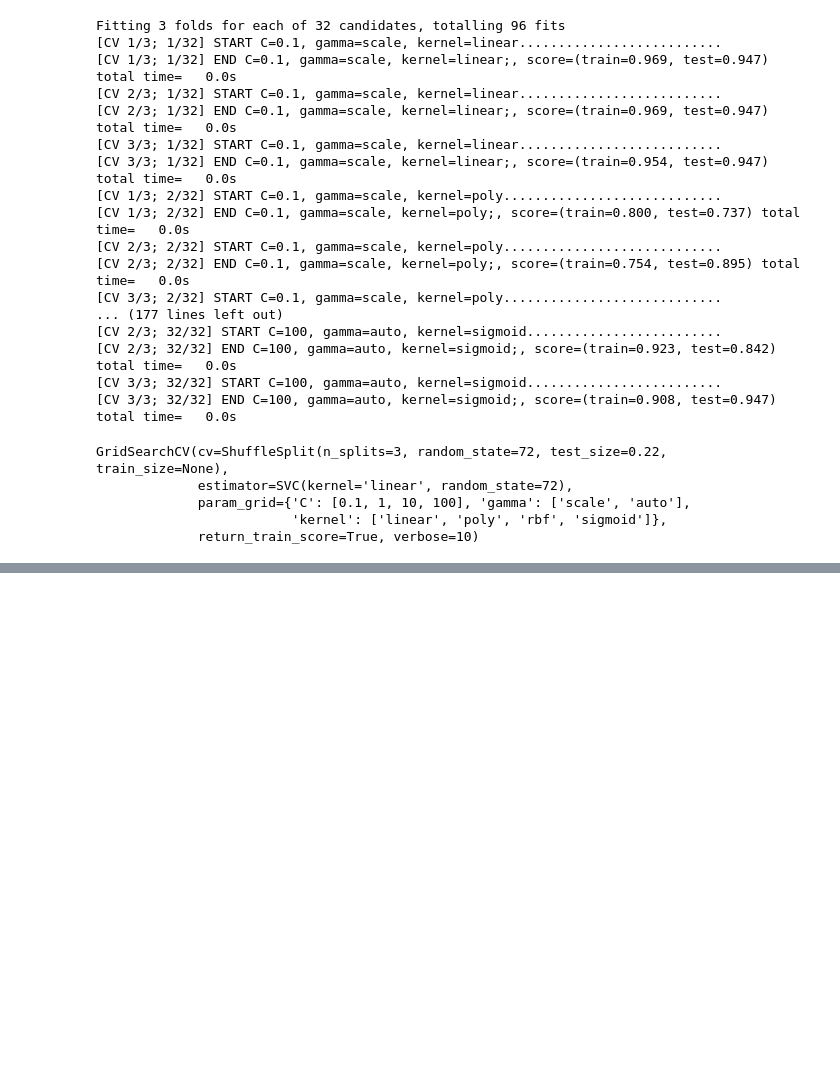
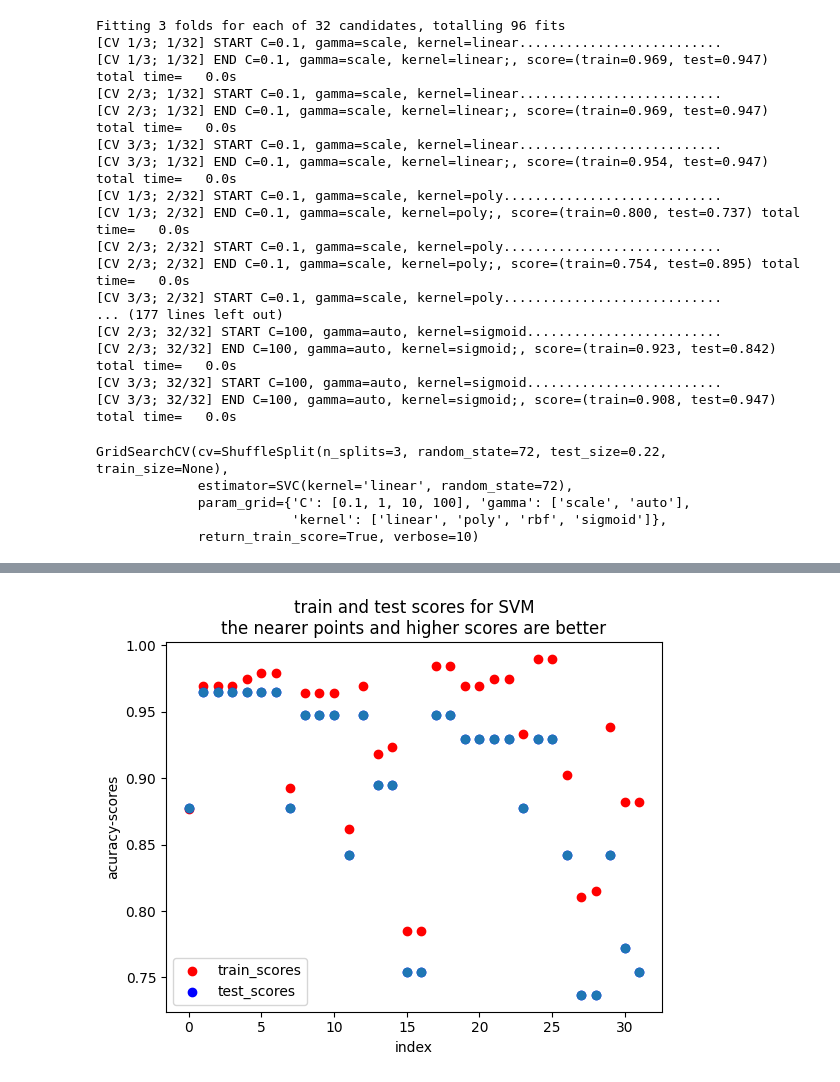
Before and after one commit to Khoshbayani/iris_DS, a Jupyter notebook: iris-matchine-learning.ipynb, the cells around one changed output, grey strips where cells are left out. Saved outputs shown, nothing was run; the diff lists cells and outputs as text; code cells hidden in the pictures; blank space fills up the shorter version.

```diff
--- a/iris-matchine-learning.ipynb
+++ b/iris-matchine-learning.ipynb
@@ -189,0 +201,5 @@ GridSearchCV(cv=ShuffleSplit(n_splits=3, random_state=72, test_size=0.22, train_
+# %%
+svm_test_scores = svm_grid_search.cv_results_['mean_test_score']
+# %%
+diff_scores = abs(svm_train_scores - svm_test_scores)
+index_mean_diff_svm_scores =diff_scores.argmin()
@@ -189,0 +218,9 @@ GridSearchCV(cv=ShuffleSplit(n_splits=3, random_state=72, test_size=0.22, train_
+# %%
+svm_scores = {"train_scores":svm_train_scores,
+                "test_scores":svm_test_scores,
+                "diff_scores":diff_scores,
+                "params":svm_grid_search.cv_results_["params"],
+                }
+# %%
+svm_scores_df = pd.DataFrame(svm_scores).sort_values(by="diff_scores", ascending=True).reset_index(drop=True)
+svm_scores_df
@@ -189,0 +245,11 @@ GridSearchCV(cv=ShuffleSplit(n_splits=3, random_state=72, test_size=0.22, train_
+# %%
+plt.scatter(range(len(svm_scores_df["train_scores"])),svm_scores_df["train_scores"],color="red",label="train_scores")
+plt.scatter(range(len(svm_scores_df["test_scores"])),svm_scores_df["test_scores"],color="blue",label="test_scores")
+plt.scatter(range(len(svm_scores_df["test_scores"])),svm_scores_df["test_scores"])
+plt.ylabel("acuracy-scores")
+plt.xlabel("index")
+plt.title("train and test scores for SVM\nthe nearer points and higher scores are better")
+plt.legend()
+plt.show()
+# %% [output]
+[figure, added]
```
Also changed, not shown: parts of 13 cells of this notebook.
